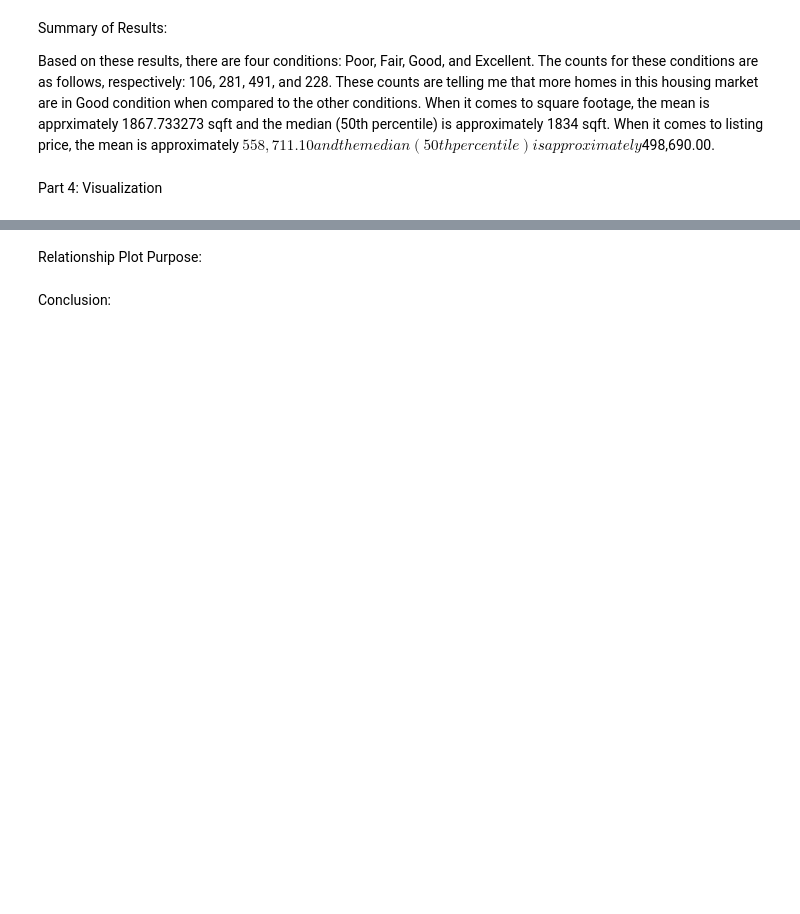
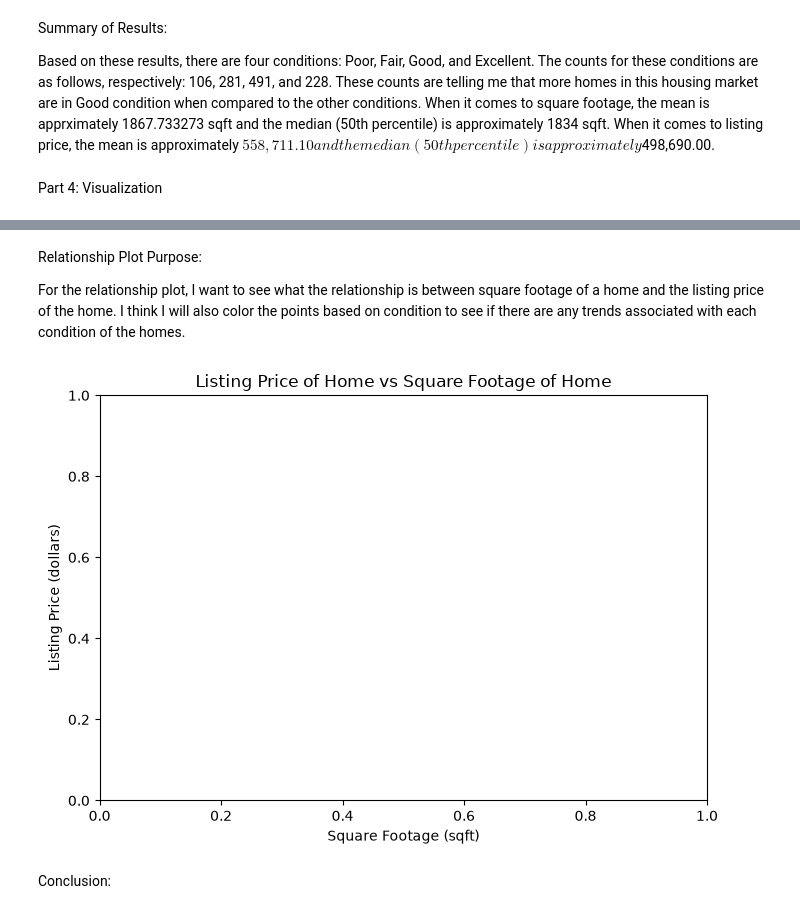
Before and after one commit to mdo222/sta556-homework-2, a Jupyter notebook: notebooks/homework_2.ipynb, the cells around one changed output, grey strips where cells are left out. Drawn from its saved outputs; the diff is of its cells as text; code cells hidden in the pictures; blank space fills up the shorter version.

```diff
--- a/notebooks/homework_2.ipynb
+++ b/notebooks/homework_2.ipynb
@@ -291,4 +391,31 @@ Conclusion:
 # %% [markdown]
 Relationship Plot Purpose:
+
+For the relationship plot, I want to see what the relationship is between square footage of a home and the listing price of the home. I think I will also color the points based on condition to see if there are any trends associated with each condition of the homes.
 # %%
 #Relationship plot
+fig_3, ax = plt.subplots(
+    figsize=(7, 5)
+)
+(
+  ggplot(
+        processed_data,
+        aes(
+            x="SqFt",
+            y="ListPrice",
+            colour ="Condition"
+        )
+    )
+    + geom_point()
+    + facet_wrap("Condition")
+    )
+
+ax.set(
+    title="Listing Price of Home vs Square Footage of Home",
+    xlabel="Square Footage (sqft)",
+    ylabel="Listing Price (dollars)"
+)
+
+fig_3.tight_layout()
+# %% [output]
+[figure, added]
```
Also changed, not shown: parts of 14 cells of this notebook, 4 other files.
